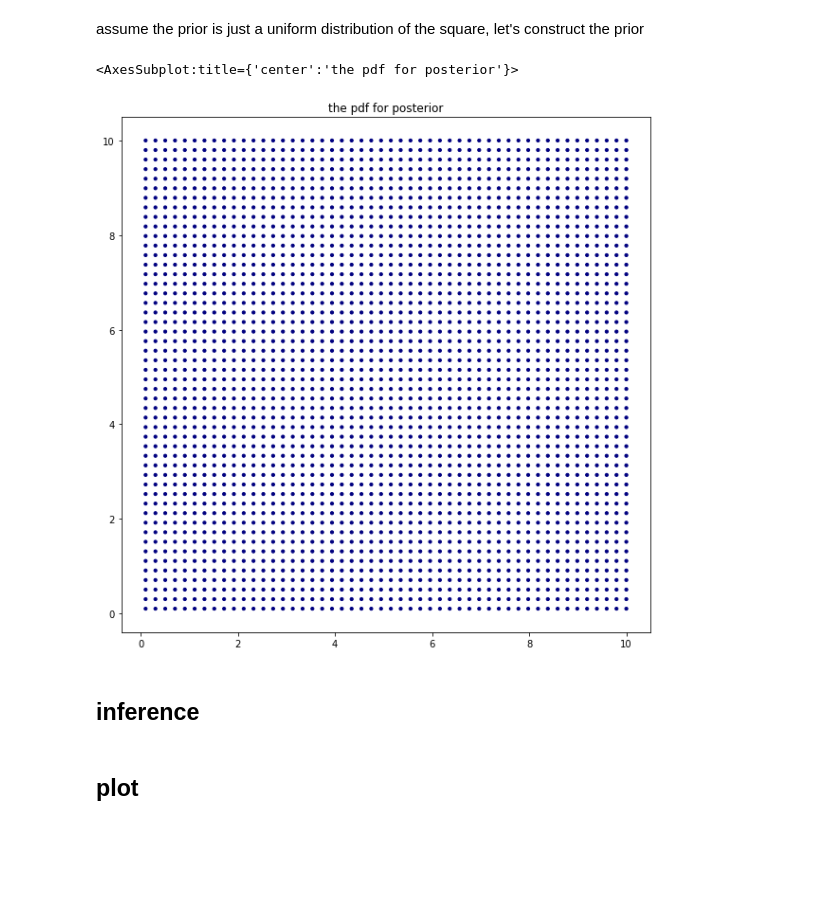
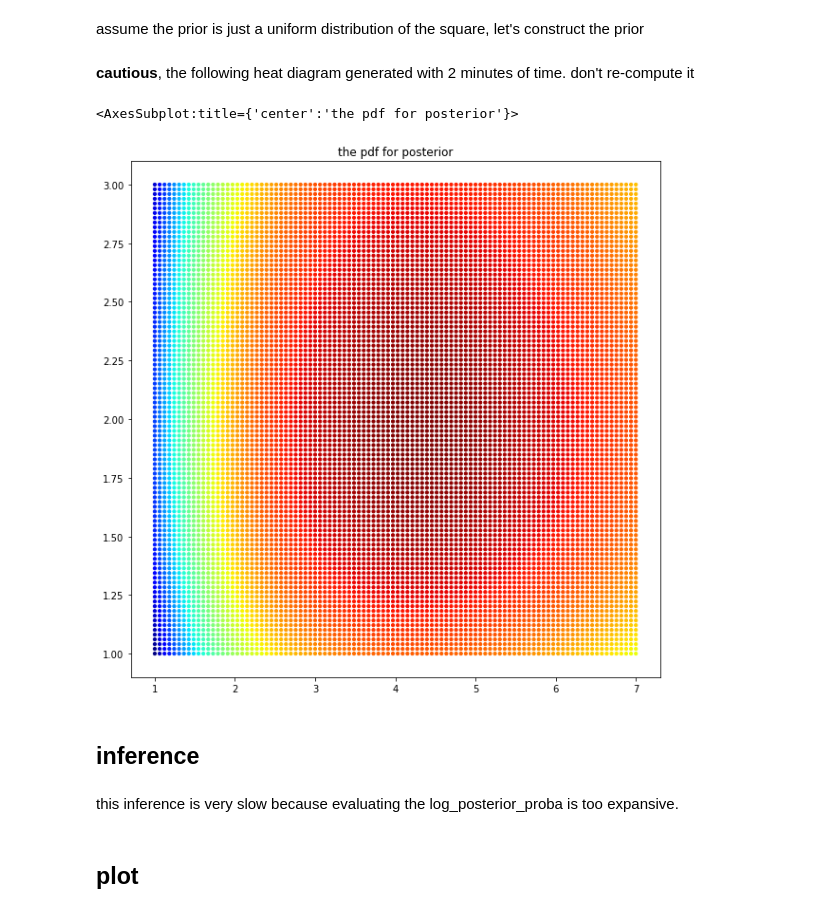
Before and after one commit to WangHaiYang874/ABC22, a Jupyter notebook: June 4.ipynb, the cells around one changed output. Drawn from its saved outputs; the diff is of its cells as text; code cells hidden in the pictures; blank space fills up the shorter version.

Commit message:
worked out june 4, bad sampler.

```diff
--- a/June 4.ipynb
+++ b/June 4.ipynb
@@ -28,9 +30,9 @@ NH2 = 10
 T = 1
 
 # here are some other parameters that is unrelevant to gilespe
-data_size = 10
-k1_range = (.1,10)
-k2_range = (.1,10)
+data_size = 5
+k1_range = (1,7)
+k2_range = (1,3)
 parameter_range = (k1_range,k2_range)
 
 area = (k1_range[1]-k1_range[0])*(k2_range[1]-k2_range[0])
@@ -207,9 +209,10 @@ def log_likelyhood(theta, observation):
 
         prev_t, prev_n1, prev_n2 = sample[0]
 
+        for t,n1,n2 in sample[1:]:
+            # the probability of each step is depends on
+            # dt and binding or not.
 
-
-        for t,n1,n2 in sample[1:]:
             reaction_rates = [reaction.proba({'O_2':prev_n1,'O':prev_n2})
                             for reaction in reactions]
             propensity = sum(reaction_rates)
@@ -217,7 +220,7 @@ def log_likelyhood(theta, observation):
             p = reaction_rates[0]/propensity if n1>prev_n1 else\
                 reaction_rates[1]/propensity
 
-            ret += np.log(p) - np.log(propensity) - dt/propensity
+            ret += expon.logpdf(dt, scale=1/propensity) + np.log(p)
 
             prev_t, prev_n1, prev_n2 = t,n1,n2
 
@@ -240,10 +243,14 @@ model = BayersianModel(
     observation = observation,
     log_likelyhood = log_likelyhood,
 )
+# %% [markdown]
+**cautious**, the following heat diagram generated with 2 minutes of time. don't re-compute it
 # %%
-model.posterior_heatmap(n=(50,50),s=10)
+model.posterior_heatmap(n=(100,100),s=10)
 # %% [output]
 <AxesSubplot:title={'center':'the pdf for posterior'}>
-[figure, old version]
+[figure, new version]
 # %% [markdown]
 ## inference
+# %% [markdown]
+this inference is very slow because evaluating the log_posterior_proba is too expansive.
```
Also changed, not shown: parts of 7 cells of this notebook.
